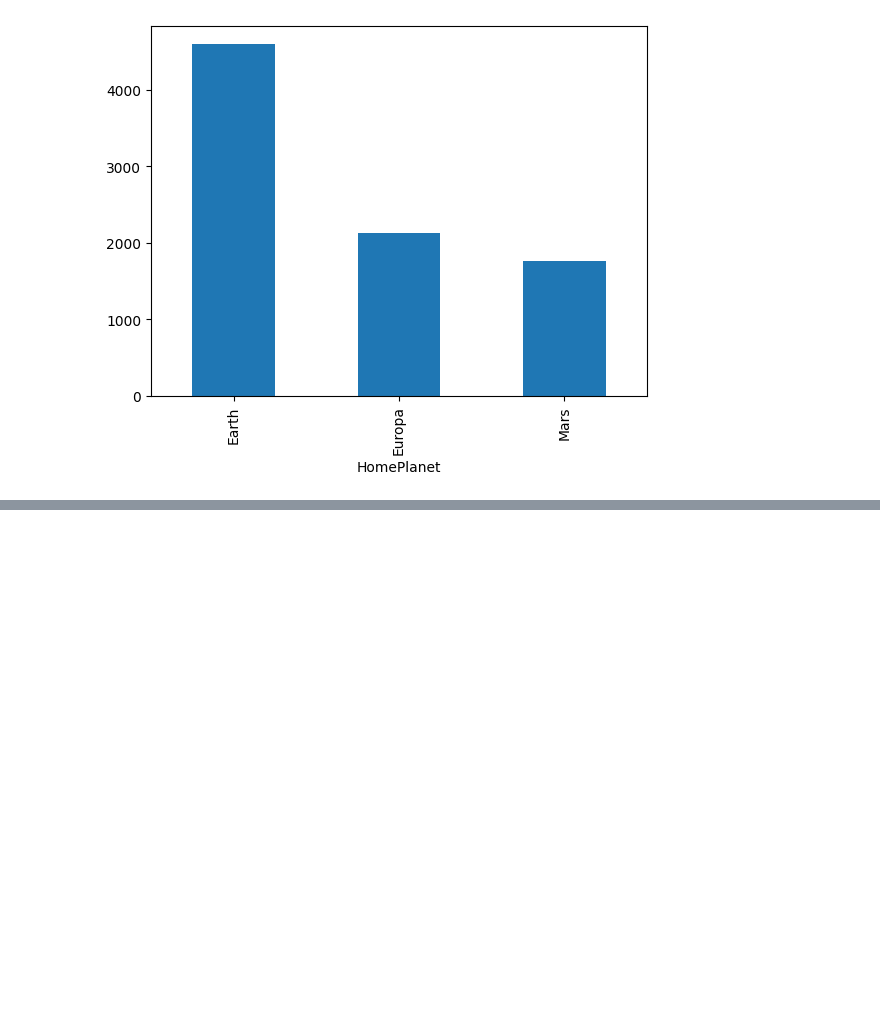
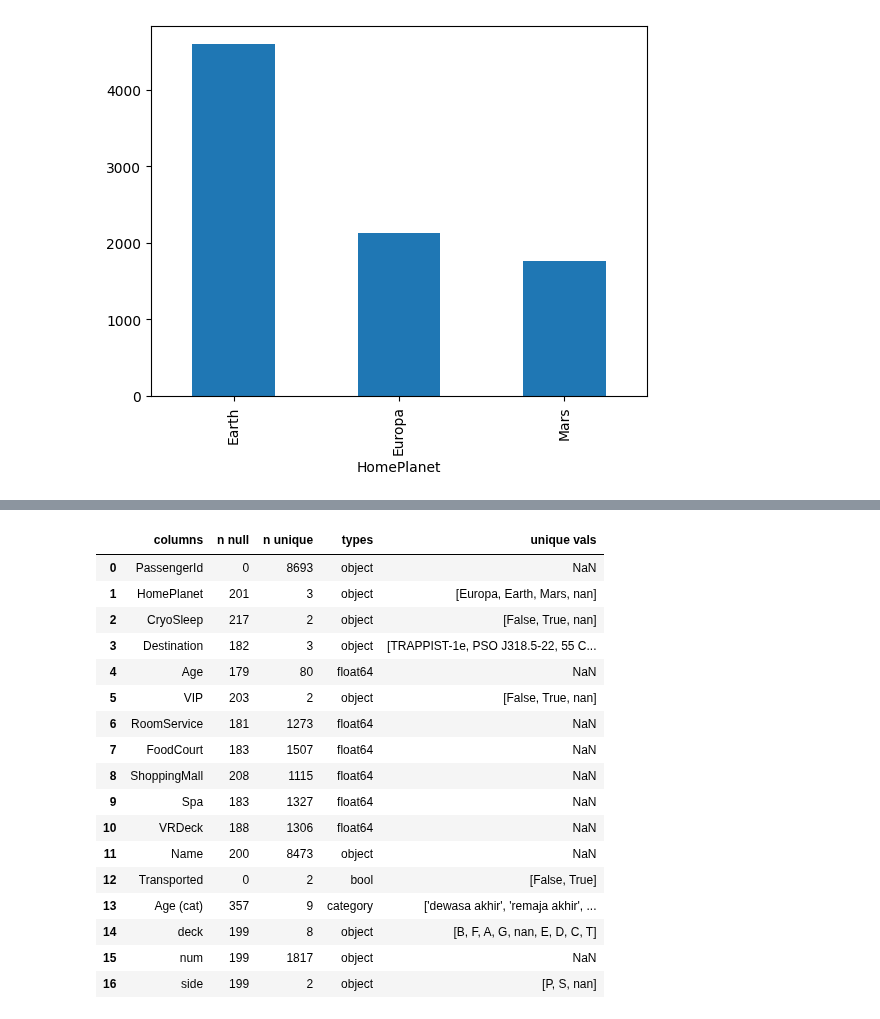
Before and after one commit to AnggaDS01/Python, a Jupyter notebook: Machine-learning/spaceship_titanic/spacehip_titanic.ipynb, the cells around one changed output, grey strips where cells are left out. Cells and saved outputs as stored; diff of their text form; code cells hidden in the pictures; blank space fills up the shorter version.

```diff
--- a/Machine-learning/spaceship_titanic/spacehip_titanic.ipynb
+++ b/Machine-learning/spaceship_titanic/spacehip_titanic.ipynb
@@ -74,7 +78,7 @@ def table_diagnose(df):
     _1 = pd.concat([new_df.isnull().sum(), new_df.nunique(), new_df.dtypes], axis=1, keys=['n null', 'n unique', 'types']).reset_index()
 
     _2 = new_df.nunique().reset_index()
-    _3 = _2.loc[_2[0] < 5, 'index'].apply(lambda x: new_df[x].unique())
+    _3 = _2.loc[_2[0] < 10, 'index'].apply(lambda x: new_df[x].unique())
 
     result = pd.merge(_1, _3, left_index=True, right_index=True, how='outer')
     result.rename(columns={'index_x': 'columns', 'index_y':'unique vals'}, inplace=True)
@@ -267,0 +353,4 @@ dtype: int64
+# %%
+# df_train_man_copy = df_train_man.copy(deep=True)
+df_train_man[['deck', 'num', 'side']] = df_train_man['Cabin'].str.split('/', expand=True)
+df_train_man.drop(columns='Cabin', inplace=True)
@@ -267,0 +366,21 @@ dtype: int64
+# %%
+table_diagnose(df_train_man)
+# %% [output]
+|  | columns | n null | n unique | types | unique vals |
+| 0 | PassengerId | 0 | 8693 | object | NaN |
+| 1 | HomePlanet | 201 | 3 | object | [Europa, Earth, Mars, nan] |
+| 2 | CryoSleep | 217 | 2 | object | [False, True, nan] |
+| 3 | Destination | 182 | 3 | object | [TRAPPIST-1e, PSO J318.5-22, 55 C... |
+| 4 | Age | 179 | 80 | float64 | NaN |
+| 5 | VIP | 203 | 2 | object | [False, True, nan] |
+| 6 | RoomService | 181 | 1273 | float64 | NaN |
+| 7 | FoodCourt | 183 | 1507 | float64 | NaN |
+| 8 | ShoppingMall | 208 | 1115 | float64 | NaN |
+| 9 | Spa | 183 | 1327 | float64 | NaN |
+| 10 | VRDeck | 188 | 1306 | float64 | NaN |
+| 11 | Name | 200 | 8473 | object | NaN |
+| 12 | Transported | 0 | 2 | bool | [False, True] |
+| 13 | Age (cat) | 357 | 9 | category | ['dewasa akhir', 'remaja akhir', ... |
+| 14 | deck | 199 | 8 | object | [B, F, A, G, nan, E, D, C, T] |
+| 15 | num | 199 | 1817 | object | NaN |
+| 16 | side | 199 | 2 | object | [P, S, nan] |
```
Also changed, not shown: parts of 24 cells of this notebook.
